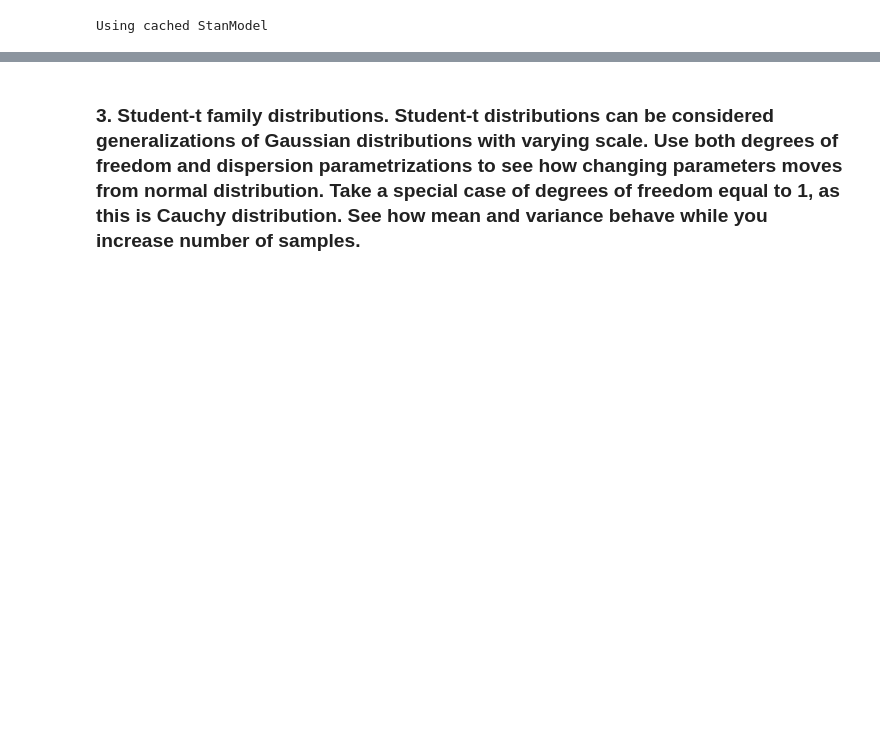
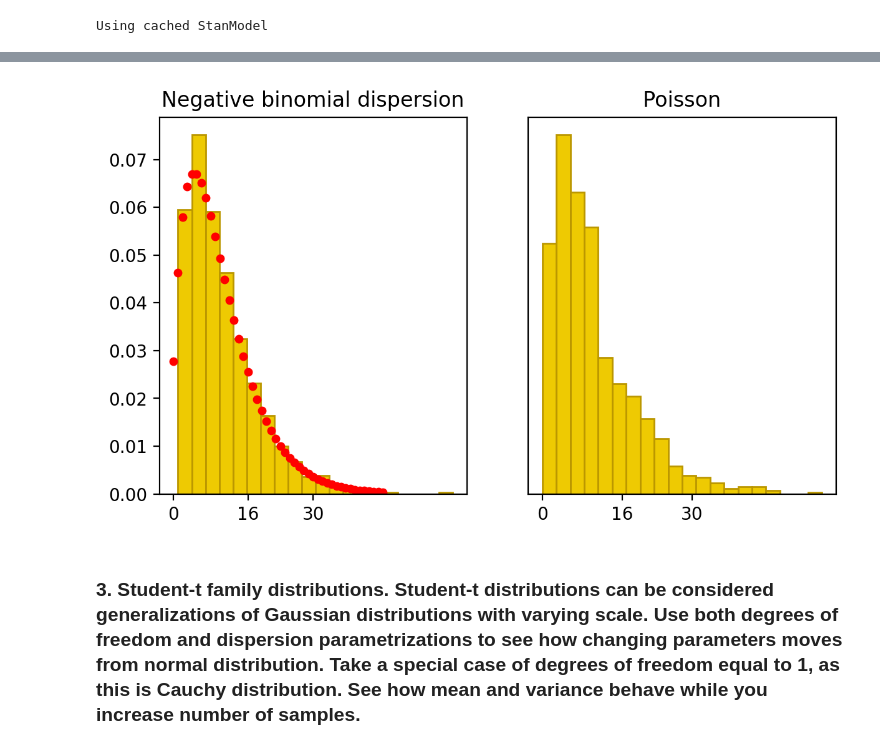
Before and after one commit to ArturBa/data_analytics, a Jupyter notebook: lab_2/data_analytics.ipynb, the cells around one changed output, grey strips where cells are left out. Saved outputs shown, nothing was run; the diff lists cells and outputs as text; code cells hidden in the pictures; blank space fills up the shorter version.

```diff
--- a/lab_2/data_analytics.ipynb
+++ b/lab_2/data_analytics.ipynb
@@ -326,2 +350,21 @@ plt.show()
+# %%
+fig, axes = plt.subplots(1, 2, figsize=(7, 4))
+
+ax1=axes[0]
+ax1.hist(neg_bin_dis,color=dark,edgecolor=dark_highlight,density=True,bins=20)
+ax1.plot(x_dis, nbinom_pmf_dis,  'ro', markersize=4)
+ax1.set_xticks([0,16,30])
+#ax1.set_yticks([])
+ax1.set_title('Negative binomial dispersion')
+
+ax2=axes[1]
+ax2.hist(poisson_dis,color=dark,edgecolor=dark_highlight,density=True,bins=20)
+ax2.set_yticks([])
+ax2.set_xticks([0,16,30])
+ax2.set_title('Poisson')
+
+plt.show()
+# %% [output]
+[figure, added]
 # %% [markdown]
 ### 3. Student-t family distributions. Student-t distributions can be considered generalizations of Gaussian distributions with varying scale. Use both degrees of freedom and dispersion parametrizations to see how changing parameters moves from normal distribution. Take a special case of degrees of freedom equal to 1, as this is Cauchy distribution. See how mean and variance behave while you increase number of samples.
```
Also changed, not shown: parts of 79 cells of this notebook, 11 other files.
